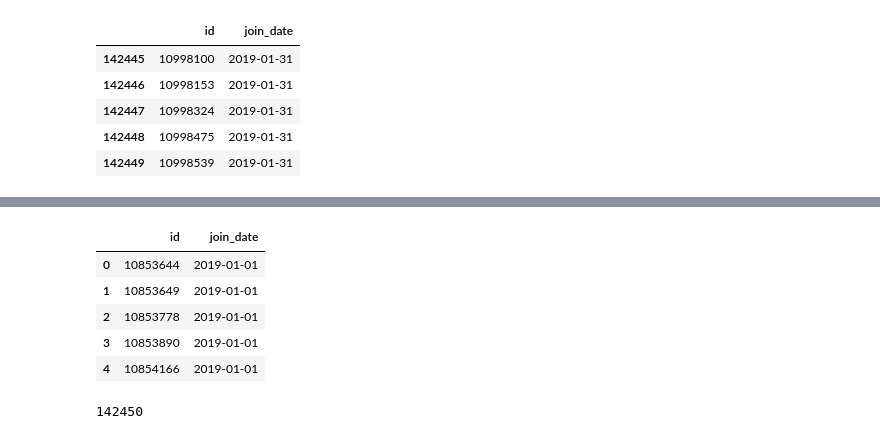
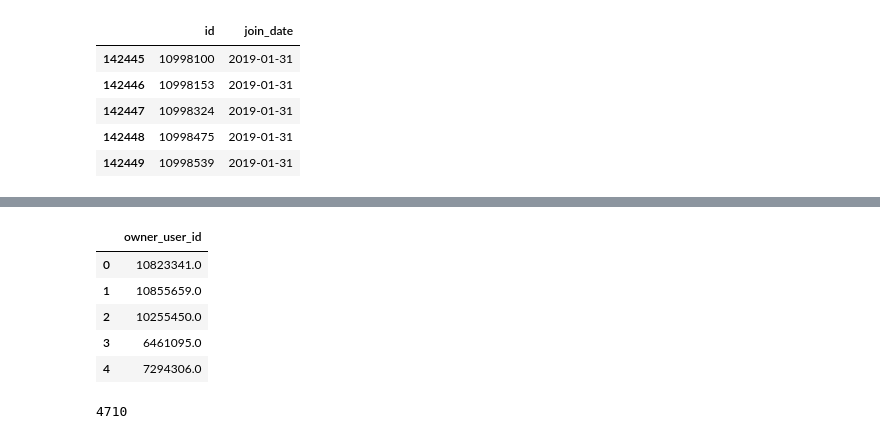
Before and after one commit to SYYoung/Kaggle, a Jupyter notebook: Adv SQL/join.ipynb, the cells around one changed output, grey strips where cells are left out. Drawn from its saved outputs; the diff is of its cells as text; code cells hidden in the pictures.

```diff
--- a/Adv SQL/join.ipynb
+++ b/Adv SQL/join.ipynb
@@ -222,26 +245,24 @@ tmp_result.tail()
 # %%
-jan_user_query= """
-            WITH j AS
-            {
-            SELECT id
-            FROM `bigquery-public-data.stackoverflow.users`
-            WHERE EXTRACT(DATE FROM creation_date) >= '2019-01-01' and
-                EXTRACT(DATE FROM creation_date) <= '2019-01-31'
-            }
-            LEFT JOIN `bigquery-public-data.stackoverflow.posts_questions` as q
-            ON jan.id = q.id
-            GROUP BY
-            """
-tmp_result2 = client.query(jan_user_query).result().to_dataframe()
-tmp_result2.head()
+all_users_query = """
+                SELECT q.owner_user_id
+                FROM `bigquery-public-data.stackoverflow.posts_questions` AS q
+                WHERE EXTRACT(DATE FROM q.creation_date) = '2019-01-01'
+                UNION DISTINCT
+                SELECT a.owner_user_id
+                FROM `bigquery-public-data.stackoverflow.posts_answers` AS a
+                WHERE EXTRACT(DATE FROM a.creation_date) = '2019-01-01'
+                """
+
+all_users = client.query(all_users_query).result().to_dataframe()
+all_users.head()
 # %% [output]
-|  | id | join_date |
-| 0 | 10853644 | 2019-01-01 |
-| 1 | 10853649 | 2019-01-01 |
-| 2 | 10853778 | 2019-01-01 |
-| 3 | 10853890 | 2019-01-01 |
-| 4 | 10854166 | 2019-01-01 |
+|  | owner_user_id |
+| 0 | 10823341.0 |
+| 1 | 10855659.0 |
+| 2 | 10255450.0 |
+| 3 | 6461095.0 |
+| 4 | 7294306.0 |
 # %%
-len(tmp_result2)
+len(all_users)
 # %% [output]
-142450
+4710
```
Also changed, not shown: parts of 1 cell of this notebook.
